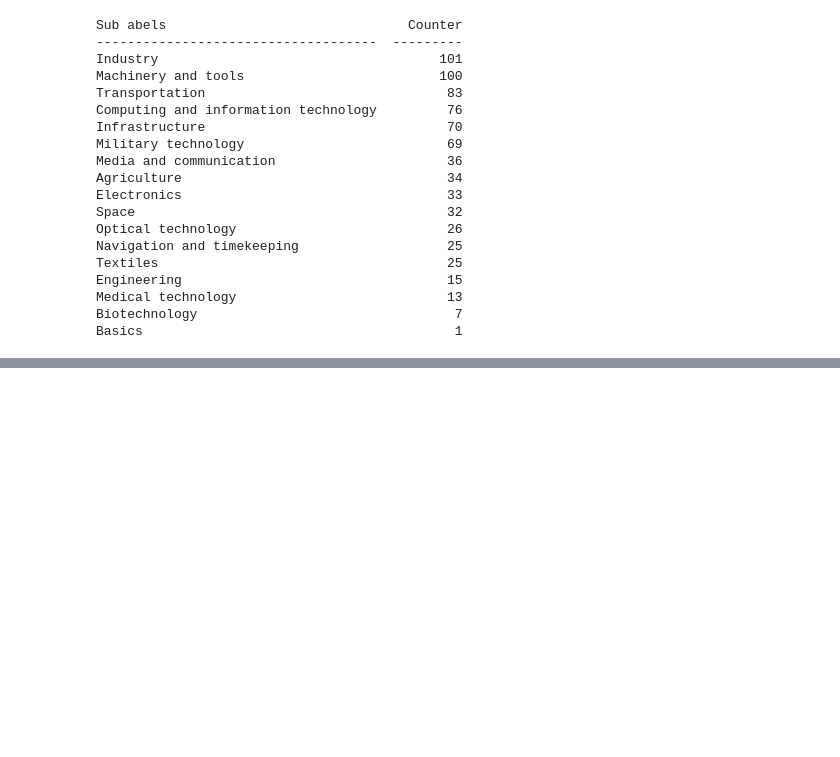
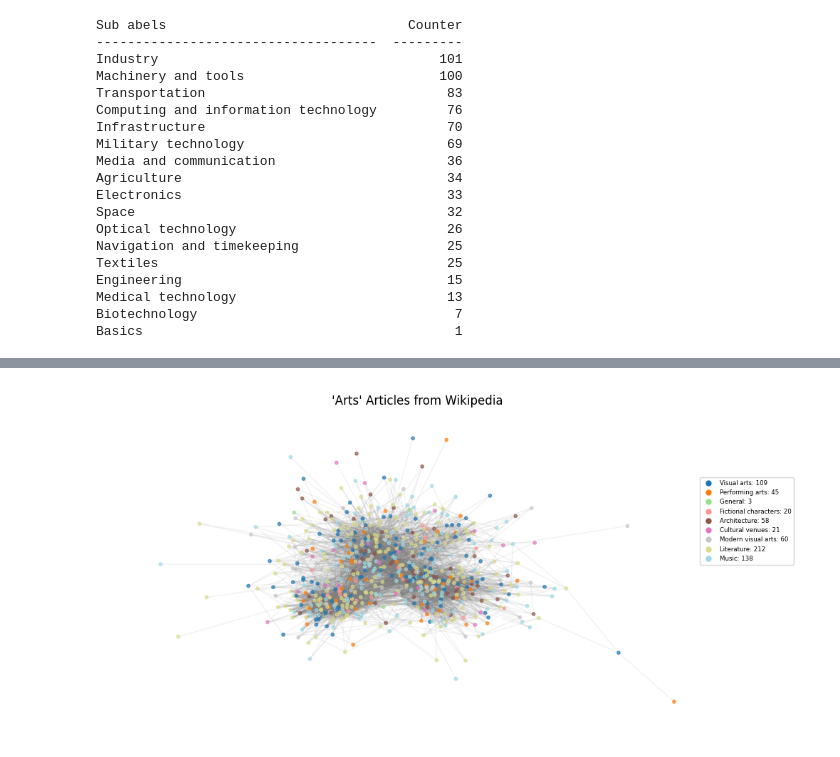
Before and after one commit to LM1997610/Social_Networks, a Jupyter notebook: Project/Untitled30.ipynb, the cells around one changed output, grey strips where cells are left out. Cells and saved outputs as stored; diff of their text form; code cells hidden in the pictures; blank space fills up the shorter version.

```diff
--- a/Project/Untitled30.ipynb
+++ b/Project/Untitled30.ipynb
@@ -511,0 +500,6 @@ def show_subnet(H, node_labels, topic_key, show=False, output_directory='plot_fo
+# %%
+image2_path = "plot_folder/community/Arts_network.png"
+
+display(Image(filename=image2_path, width=900, height=510))
+# %% [output]
+[figure, added]
```
Also changed, not shown: parts of 6 cells of this notebook.
